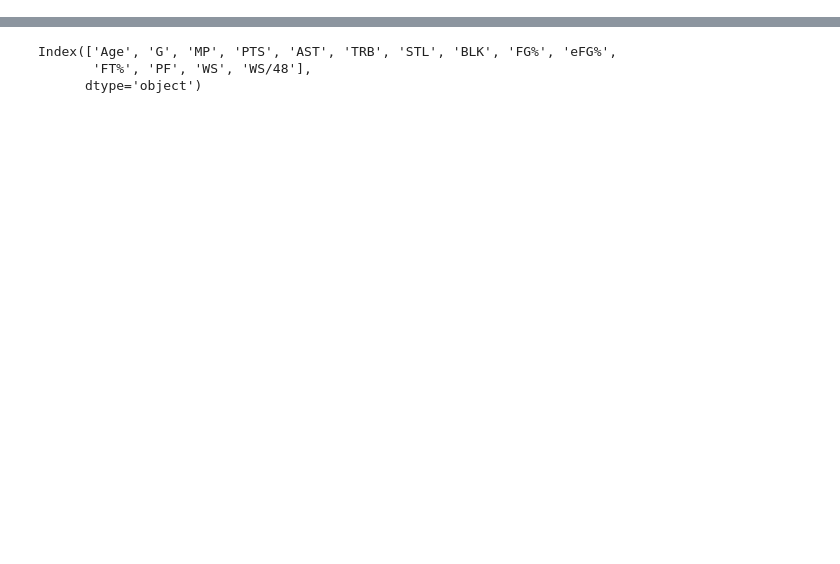
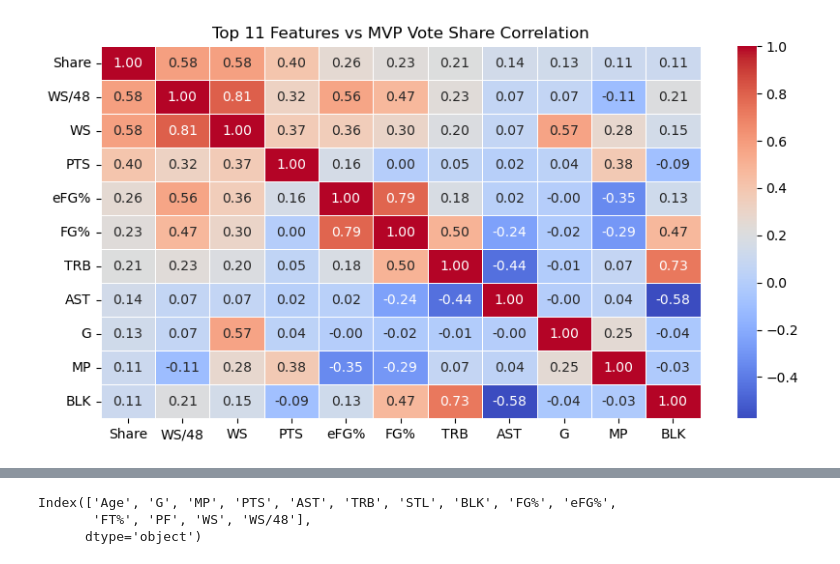
Before and after one commit to Hensonkk/Machine-Learning-NBA-MVP, a Jupyter notebook: MVP Machine Learning Model testing- Key.ipynb, the cells around one changed output, grey strips where cells are left out. Saved outputs shown, nothing was run; the diff lists cells and outputs as text; code cells hidden in the pictures; blank space fills up the shorter version.

```diff
--- a/MVP Machine Learning Model testing- Key.ipynb
+++ b/MVP Machine Learning Model testing- Key.ipynb
@@ -40,0 +80,6 @@ mvp
+# %%
+# Stats vs MVP Vote Share Correlation
+
+correlation_heatmap(col = columns1, x = target3, y = 'MVP Vote Share', top_n = 11, path = "Charts/MVP Vote Share Correlation")
+# %% [output]
+[figure, added]
```
Also changed, not shown: parts of 35 cells of this notebook, 4 other files.
